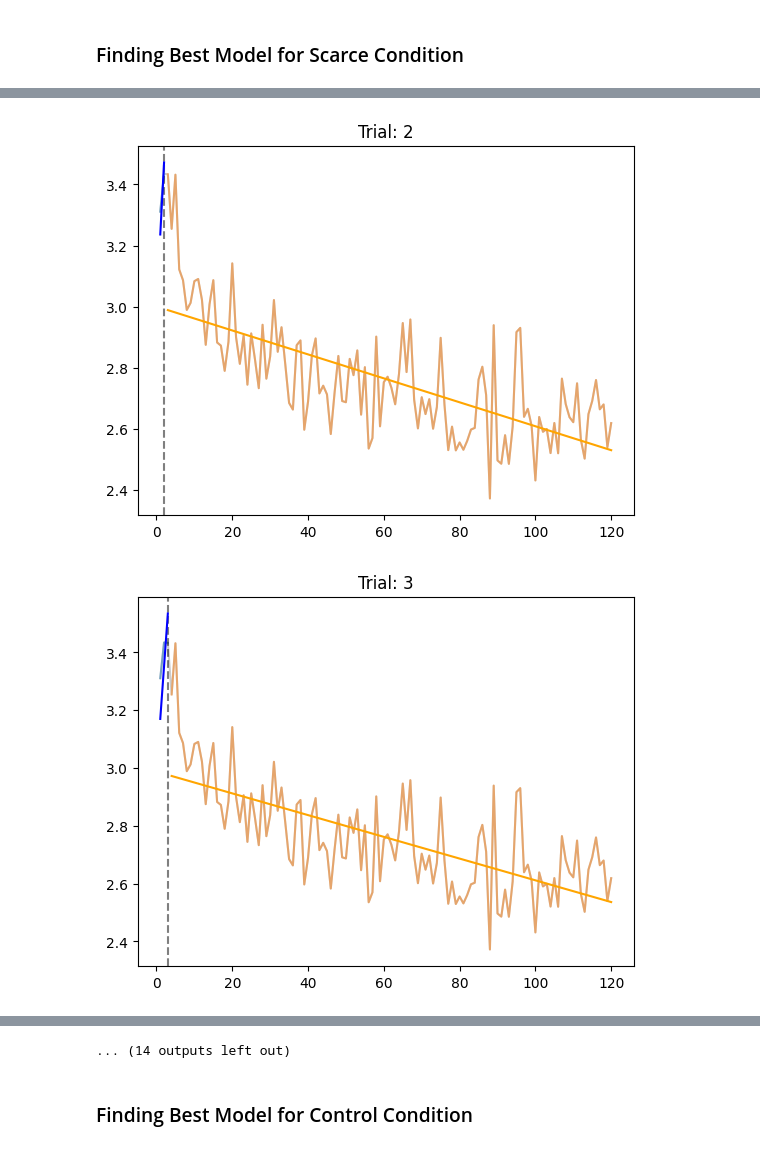
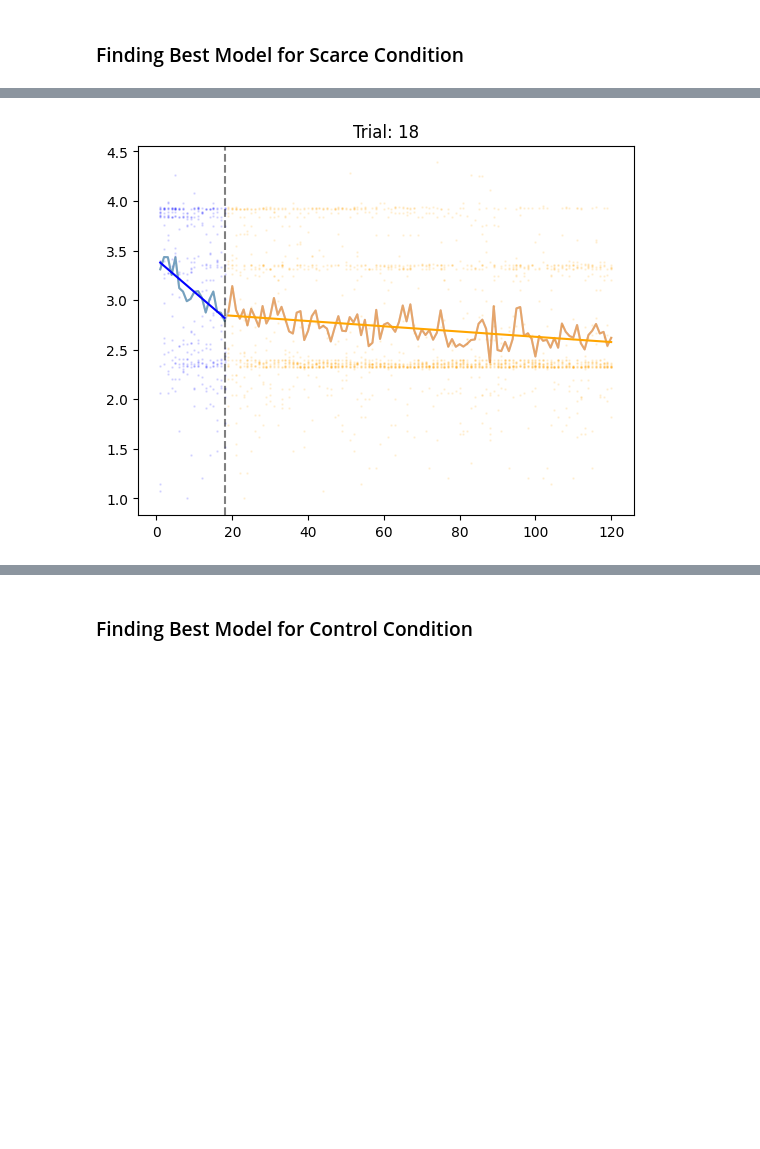
Before and after one commit to srinidhisrinivas/mcl-scarcity-mouselab, a Jupyter notebook: analysis/Data Analysis.ipynb, the cells around one changed output, grey strips where cells are left out. Drawn from its saved outputs; the diff is of its cells as text; code cells hidden in the pictures; blank space fills up the shorter version.

```diff
--- a/analysis/Data Analysis.ipynb
+++ b/analysis/Data Analysis.ipynb
@@ -1101,12 +1101,14 @@ for trialNum in range(2,60,1):
     isPerformanceTrial = [int(trial > trialNum) for trial in relevant_trials.trialNumbers]
     relevant_trials['isPerformanceTrial'] = isPerformanceTrial
 
-    partition_1_mean_scores = relevant_trials.loc[relevant_trials.isPerformanceTrial == 0].groupby("trialNumbers").mean()["expectedScores"]
-    partition_2_mean_scores = relevant_trials.loc[relevant_trials.isPerformanceTrial == 1].groupby("trialNumbers").mean()["expectedScores"]
+    partition_1_df = relevant_trials.loc[relevant_trials.isPerformanceTrial == 0]
+    partition_2_df = relevant_trials.loc[relevant_trials.isPerformanceTrial == 1]
+    partition_1_mean_scores = partition_1_df.groupby("trialNumbers").mean()["expectedScores"]
+    partition_2_mean_scores = partition_2_df.groupby("trialNumbers").mean()["expectedScores"]
 
     # Should the model formula now include a separate regressor for just C(isPerformance)?
     two_slope_formula = "expectedScores ~ trialNumbers + trialNumbers:C(isPerformanceTrial) + C(isPerformanceTrial)"
-    two_slope_formula = "expectedScores ~ trialNumbers + trialNumbers:C(isPerformanceTrial)"
+    #two_slope_formula = "expectedScores ~ trialNumbers + trialNumbers:C(isPerformanceTrial)"
     one_slope_formula = "expectedScores ~ trialNumbers"
 
     # Fitting a single-slope model and a two-slope model to see which is better
@@ -1132,7 +1134,7 @@ for trialNum in range(2,60,1):
     b1 = results_1.params['trialNumbers']
     b2 = results_1.params['trialNumbers'] + results_1.params['trialNumbers:C(isPerformanceTrial)[T.1]']
     i1 = results_1.params['Intercept'] #+ results_1.params['C(isPerformanceTrial)[T.1]']
-    i2 = results_1.params['Intercept'] #+ results_1.params['C(isPerformanceTrial)[T.1]']
+    i2 = results_1.params['Intercept'] + results_1.params['C(isPerformanceTrial)[T.1]']
 
     b3 = results_2.params['trialNumbers']
     i3 = results_2.params['Intercept']
@@ -1154,7 +1156,9 @@ for trialNum in range(2,60,1):
         i1,
         i2,
         b3,
-        i3
+        i3,
+        partition_1_df,
+        partition_2_df
     ))
     scarce_glm_results.append((trialNum, results_1, results_2))
 # %%
@@ -1218,7 +1222,7 @@ trialNumbers    -0.0042      0.000    -10.702      0.000      -0.005      -0.003
 candidate_plot_data_scarce = [data for data in scarce_plot_data if float(data[0]) in partition_candidates]
 significant_plot_data_scarce = [data for data in scarce_plot_data if float(data[0]) in sig_bic_scores_scarce[:,0]]
 
-which_plot = "significant" #all, significant, candidates
+which_plot = "candidates" #all, significant, candidates
 
 if which_plot == "candidates":
     plot_data = candidate_plot_data_scarce
@@ -1226,33 +1230,36 @@ elif which_plot == "significant":
     plot_data = significant_plot_data_scarce
 else:
     plot_data = scarce_plot_data
 
 plot_single_slope = False
 plot_two_slope = True
 
-for trialNum, x1, x2, y1, y2, b1, b2, i1, i2,b3, i3 in plot_data:
+for trialNum, x1, x2, y1, y2, b1, b2, i1, i2,b3, i3, df_1, df_2 in plot_data:
     plt.figure()
     # Expected Score curves
     plt.plot(all_trial_nos_scarce, all_trials_mean_scarce, alpha=0.2, color='k')
     plt.plot(x1, y1, alpha=0.5)
     plt.plot(x2, y2, alpha=0.5)
+
+    # Scatter points
+    plt.scatter(df_1['trialNumbers'], df_1['expectedScores'], color='b', marker='o', alpha=0.1,s=0.8)
+    plt.scatter(df_2['trialNumbers'], df_2['expectedScores'], color='orange', marker='o', alpha=0.1,s=0.8)
 
     # Partition line
     plt.axvline(trialNum, linestyle="--", color='k',alpha=0.5)
 
     # Slope lines of one-slope model
     if plot_single_slope:
         x3 = np.concatenate([x1,x2],axis=0)
         plt.plot(x3, np.array(x3) * b3 + i3, color='g', alpha=0.5)
 
     if plot_two_slope:
         # Slope lines of two-slope model
         plt.plot(x1, np.array(x1) * b1 + i1, color='b')
         plt.plot(x2, np.array(x2) * b2 + i2, color='orange')
 
     plt.title("Trial: {}".format(trialNum))
 
 plt.show()
 # %% [output]
-[figure, old version]
+[figure, new version]
-[figure, removed]
@@ -1269,4 +1266,3 @@ plt.show()
-... (14 outputs left out)
 # %%
 scarce_partition = partition_candidates[0] # Somehow choose based on possible candidates
 
```
Also changed, not shown: parts of 11 cells of this notebook, 3 other files.
